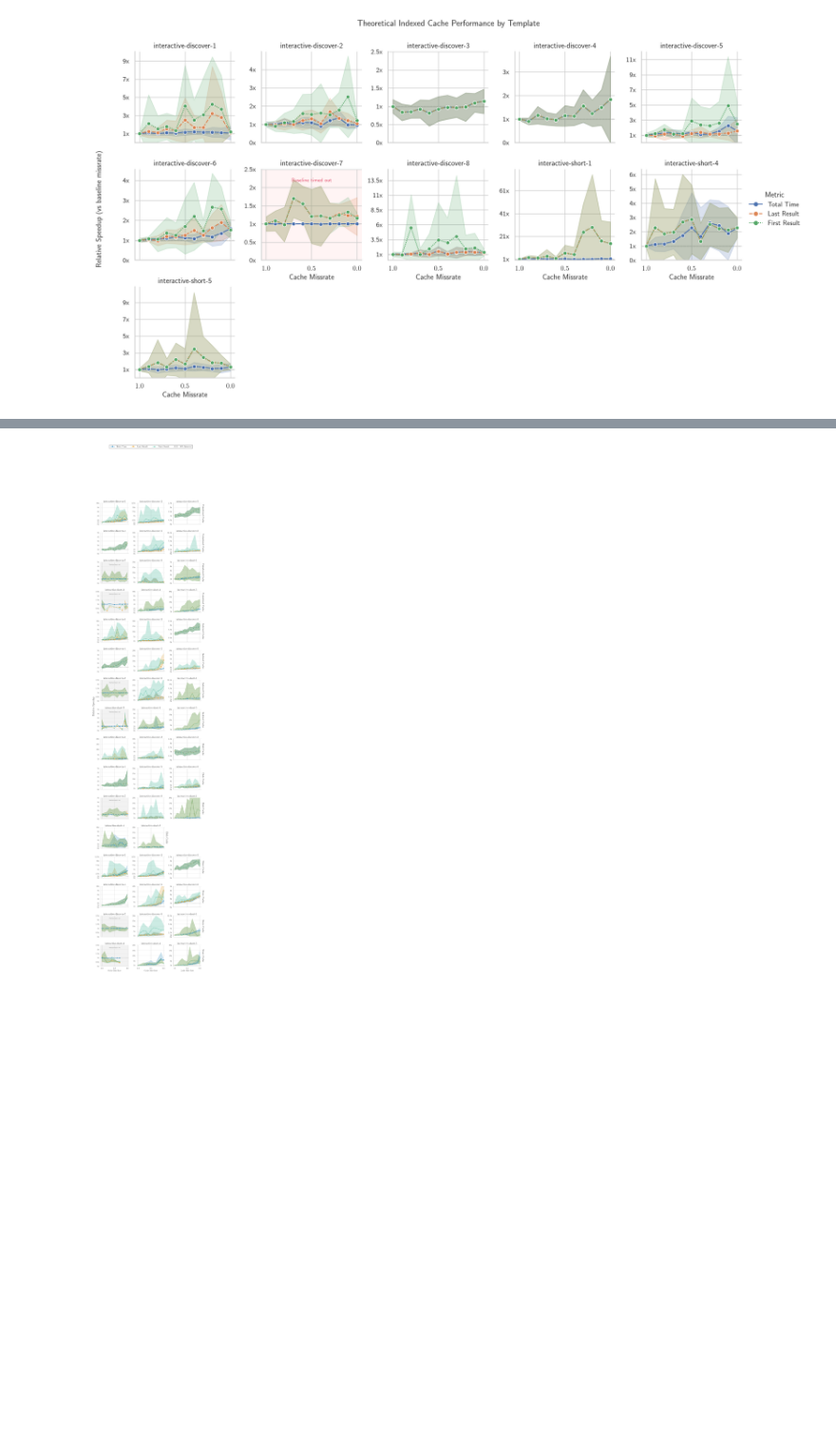
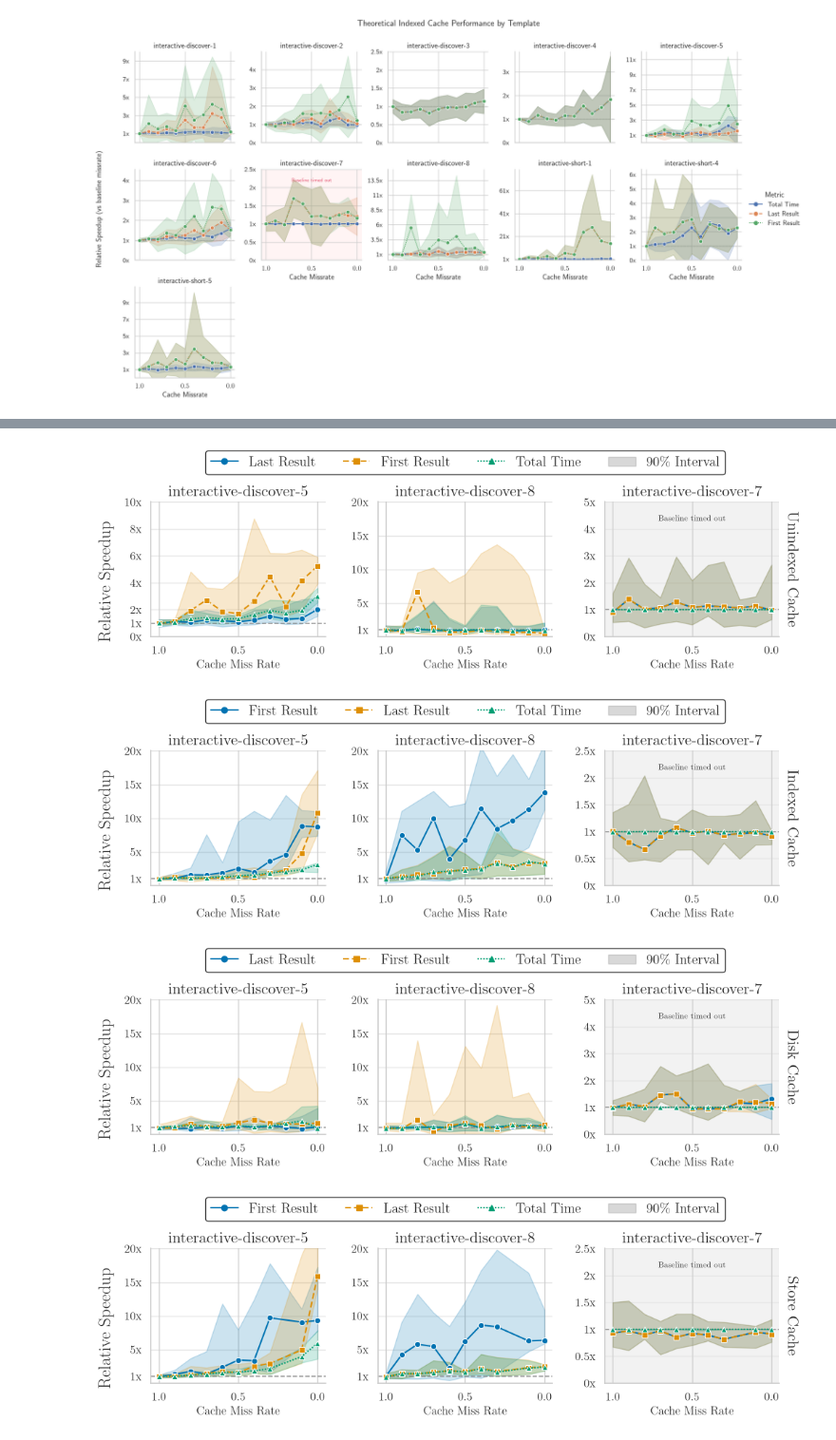
Before and after one commit to RubenEschauzier/process-raw-caching-jbr-output, a Jupyter notebook: src/data_analysis_synthetic_hitrate.ipynb, the cells around one changed output, grey strips where cells are left out. Shown at 95% size. Cells and saved outputs as stored; diff of their text form; code cells hidden in the pictures; blank space fills up the shorter version.

```diff
--- a/src/data_analysis_synthetic_hitrate.ipynb
+++ b/src/data_analysis_synthetic_hitrate.ipynb
@@ -485,6 +491,9 @@ rc_params = {
 sns.set_theme(style="whitegrid", rc=rc_params)
 
 def create_trellis_plot_minmax(df, algorithms, templates=None, save_location="cache_performance_academic.pdf"):
+    # Clear any previous figures in the state machine to prevent rendering suppression
+    plt.close('all')
+
     # If no templates are provided, use all unique templates present in the dataframe
     if templates is None:
         templates = df['template'].unique().tolist()
@@ -514,11 +523,14 @@ def create_trellis_plot_minmax(df, algorithms, templates=None, save_location="ca
 
     map_df = pd.DataFrame(mapping)
     if map_df.empty:
-        print("No valid data found for the provided parameters.")
+        print(f"No valid data found for the provided parameters: {algorithms}")
         return
 
     # Merge virtual coordinates back into the main dataset
     df = df.merge(map_df, on=['Cache Type', 'template'])
+
+    # Count the number of active rows to scale vertical layout
+    num_unique_rows = map_df['_Grid_Row'].nunique()
 
     g = sns.relplot(
         data=df,
@@ -564,8 +576,11 @@ def create_trellis_plot_minmax(df, algorithms, templates=None, save_location="ca
         row_data = match.iloc[0]
         title = row_data['_Title'].replace(" (Timeout Baseline)", "")
 
-        # Apply structured titles
-        ax.set_title(title, fontsize=16)
+        # Only set the template title on the top row to avoid vertical redundancy
+        if row_idx == 0:
+            ax.set_title(title, fontsize=16)
+        else:
+            ax.set_title("")
 
         # Set right-hand label for the algorithm mapping
         row_length = len(map_df[map_df['_Grid_Row'] == row_val])
@@ -632,49 +647,84 @@ def create_trellis_plot_minmax(df, algorithms, templates=None, save_location="ca
     handles.append(mpatches.Patch(color='gray', alpha=0.3))
     labels.append(r'90\% Interval')
 
+    # Dynamically position the legend depending on how many rows are drawn
+    if num_unique_rows > 1:
+        # Combined plot config
+        legend_y = 0.95
+        sub_adjust_top = 0.90
+    else:
+        # Single algorithm plot config
+        legend_y = 0.98
+        sub_adjust_top = 0.88
+
     g.figure.legend(handles=handles, labels=labels, loc='lower center',
-                    bbox_to_anchor=(0.5, 0.98), ncol=len(handles),
+                    bbox_to_anchor=(0.5, legend_y), ncol=len(handles),
                     frameon=True, edgecolor='black')
 
-    g.figure.subplots_adjust(top=0.88, left=0.08, right=0.92, hspace=0.4, wspace=0.3)
+    g.figure.subplots_adjust(top=sub_adjust_top, left=0.08, right=0.92, hspace=0.15, wspace=0.3)
     g.figure.text(0.02, 0.5, "Relative Speedup", va='center', ha='center',
                   rotation='vertical', fontsize=18)
 
     save_path = Path(save_location)
     save_path.parent.mkdir(parents=True, exist_ok=True)
     plt.savefig(save_path, bbox_inches='tight')
+
+    # Forces inline rendering in Jupyter notebooks cleanly
     plt.show()
+    plt.close('all')
 
 if __name__ == "__main__":
     df_unindexed = load_and_process_data("../data/synth-hitrate",
                                           file_pattern="query-results-raw-unindexed-hitrate-*.json")
     df_indexed = load_and_process_data("../data/synth-hitrate",
                                        file_pattern="query-results-raw-indexed-hitrate-*.json")
     df_store = load_and_process_data("../data/synth-hitrate",
                                      file_pattern="query-results-raw-store-hitrate-*.json")
     df_disk = load_and_process_data("../data/synth-hitrate",
                                     file_pattern="query-results-raw-disk-hitrate-*.json")
 
     df_unindexed['Cache Type'] = 'Unindexed Cache'
     df_indexed['Cache Type'] = 'Indexed Cache'
     df_disk['Cache Type'] = 'Disk Cache'
     df_store['Cache Type'] = 'Store Cache'
 
     df_combined = pd.concat([df_unindexed, df_indexed, df_disk, df_store], ignore_index=True)
 
     target_algorithms = ['Unindexed Cache', 'Indexed Cache', 'Disk Cache', 'Store Cache']
     target_templates = [
-        'interactive-discover-4',
+        'interactive-discover-5',
         'interactive-discover-8',
         'interactive-discover-7',
         'interactive-discover-7 (Timeout Baseline)',
-        'interactive-discover-5'
     ]
-    # Execution using all templates (omitted the `templates` argument entirely)
+    include_target_templates = True
+
+    # Iterate through algorithms and generate individual figures
+    for algo in target_algorithms:
+        # Format the algorithm name for use in the file path
+        formatted_name = algo.lower().replace(" ", "_")
+        dynamic_save_location = f"../output/synth_hitrate_figures/synth_hit_rate_{formatted_name}.pdf"
+
+        if include_target_templates:
+            dynamic_save_location = f"../output/synth_hitrate_figures/synth_hit_rate_reduced_{formatted_name}.pdf"
+
+        if not include_target_templates:
+            target_templates = None
+
+        create_trellis_plot_minmax(
+            df_combined,
+            algorithms=[algo],
+            templates=target_templates,
+            save_location=dynamic_save_location
+        )
     create_trellis_plot_minmax(
         df_combined,
         algorithms=target_algorithms,
-        save_location="../output/synth_hitrate_figures/synth_hit_rate_reduced.pdf"
+        templates=target_templates,
+        save_location=f"../output/synth_hitrate_figures/synth_hit_rate_reduced_combined.pdf"
     )
 # %% [output]
-[figure, old version]
+[figure, new version]
+[figure, added]
+[figure, added]
+[figure, added]
```
Also changed, not shown: parts of 2 cells of this notebook, 1 other file.
